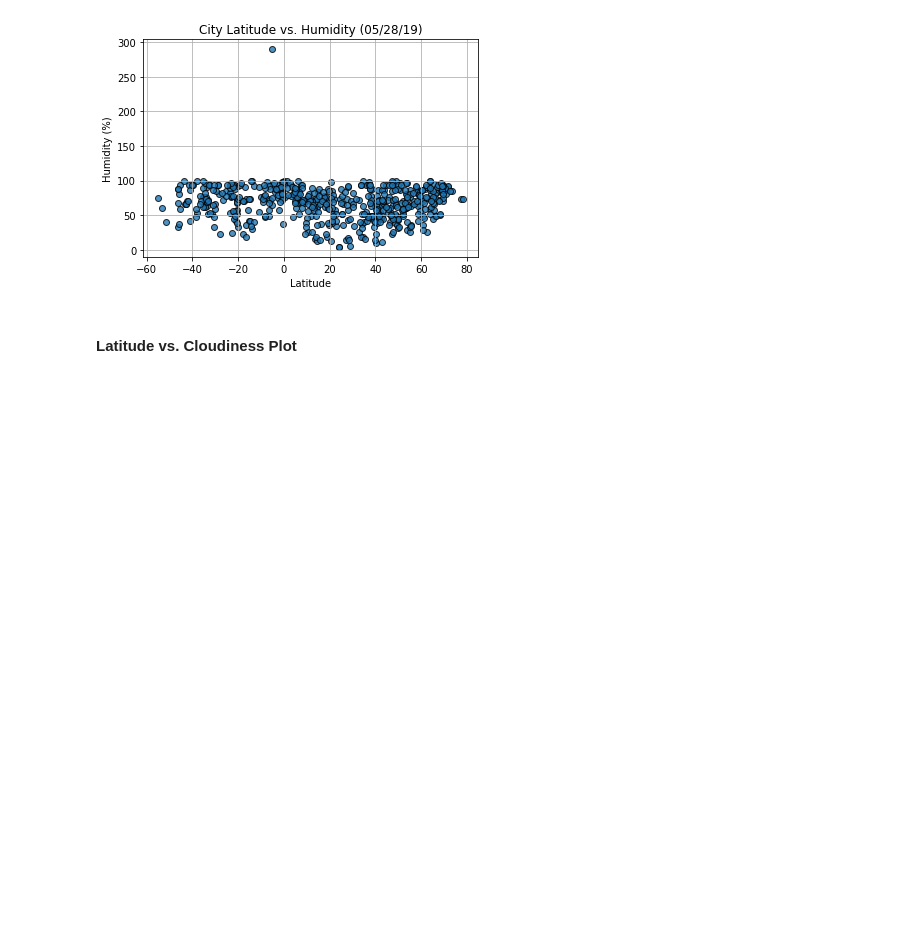
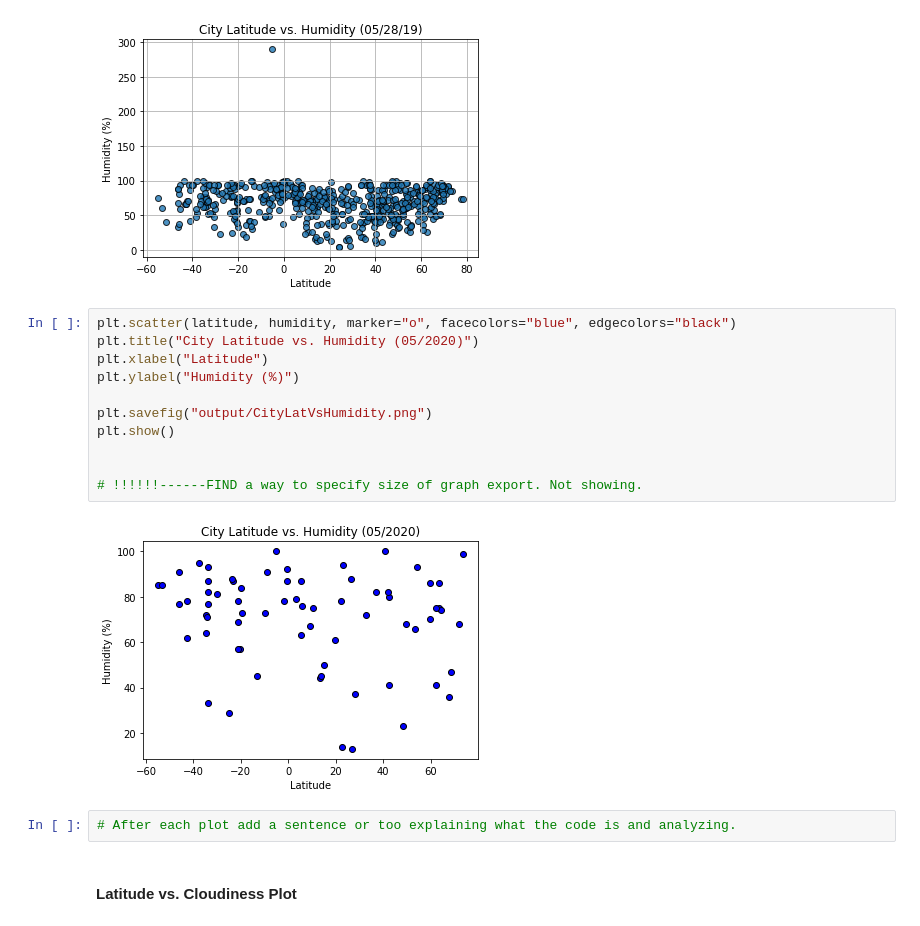
Before and after one commit to motofi/python-api-challenge, a Jupyter notebook: WeatherPy/WeatherPy.ipynb, the cells around one changed output. Drawn from its saved outputs; the diff is of its cells as text; blank space fills up the shorter version.

```diff
--- a/WeatherPy/WeatherPy.ipynb
+++ b/WeatherPy/WeatherPy.ipynb
@@ -370,6 +376,21 @@ FileNotFoundError: [Errno 2] No such file or directory: 'Output/CityWeather.csv'
 # %%
 # %% [output]
 [figure]
+# %%
+plt.scatter(latitude, humidity, marker="o", facecolors="blue", edgecolors="black")
+plt.title("City Latitude vs. Humidity (05/2020)")
+plt.xlabel("Latitude")
+plt.ylabel("Humidity (%)")
+
+plt.savefig("output/CityLatVsHumidity.png")
+plt.show()
+
+
+# !!!!!!------FIND a way to specify size of graph export. Not showing.
+# %% [output]
+[figure, added]
+# %%
+# After each plot add a sentence or too explaining what the code is and analyzing.
 # %% [markdown]
 #### Latitude vs. Cloudiness Plot
 # %%
```
Also changed, not shown: parts of 14 cells of this notebook.
